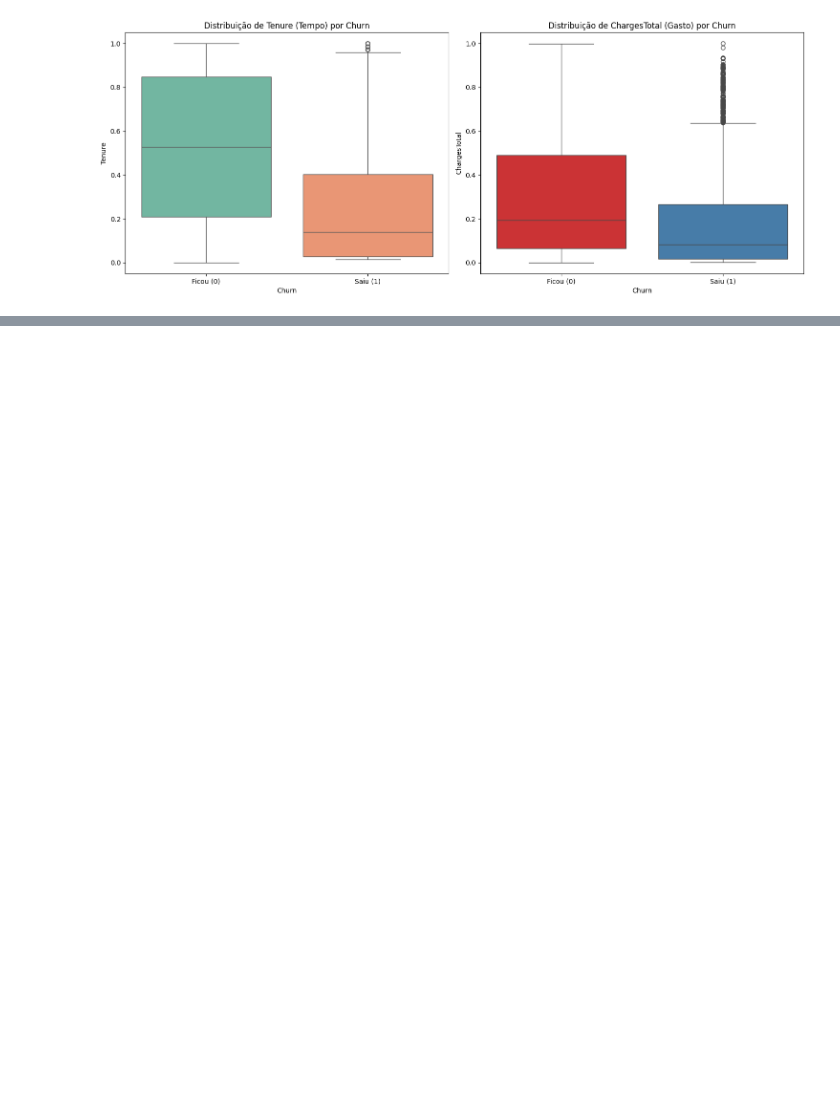
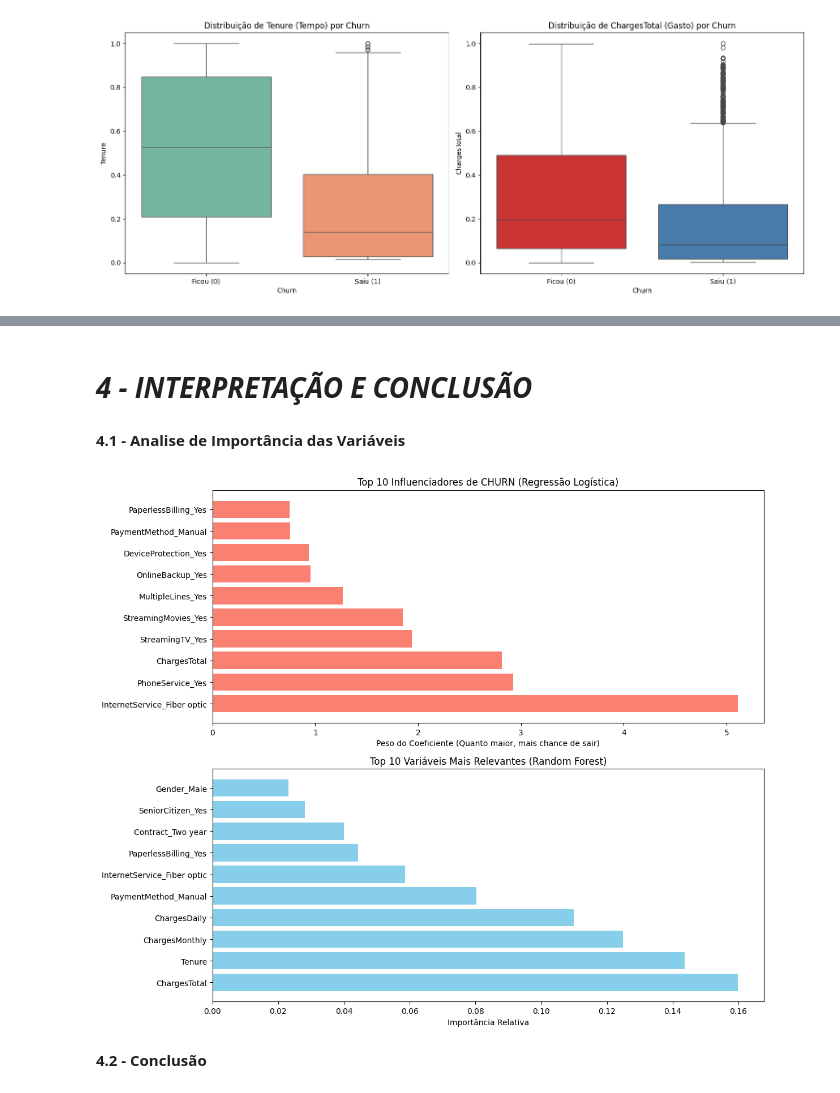
Before and after one commit to jcmaiolo/telecom_x_parte2_prevendo_churn, a Jupyter notebook: telecom_x_parte2_prevendo_churn.ipynb, the cells around one changed output, grey strips where cells are left out. Drawn from its saved outputs; the diff is of its cells as text; code cells hidden in the pictures; blank space fills up the shorter version.

```diff
--- a/telecom_x_parte2_prevendo_churn.ipynb
+++ b/telecom_x_parte2_prevendo_churn.ipynb
@@ -263,0 +388,42 @@ plt.show()
+# %% [markdown]
+# ***4 - INTERPRETAÇÃO E CONCLUSÃO***
+# %% [markdown]
+**4.1 - Analise de Importância das Variáveis**
+# %%
+import pandas as pd
+import matplotlib.pyplot as plt
+import numpy as np
+
+# 1. Importância na Regressão Logística (Coeficientes)
+importancias_log = pd.DataFrame({
+    'Variável': X_train.columns,
+    'Coeficiente': modelo_logistica.coef_[0]
+}).sort_values(by='Coeficiente', ascending=False)
+
+# 2. Importância na Random Forest
+importancias_rf = pd.DataFrame({
+     'Variável': X_train.columns,
+     'Importância': modelo_rf.feature_importances_
+}).sort_values(by='Importância', ascending=False)
+
+# Plotando os resultados
+plt.figure(figsize=(12, 10))
+
+# Gráfico Regressão Logística
+plt.subplot(2, 1, 1)
+plt.barh(importancias_log['Variável'][:10], importancias_log['Coeficiente'][:10], color='salmon')
+plt.title('Top 10 Influenciadores de CHURN (Regressão Logística)')
+plt.xlabel('Peso do Coeficiente (Quanto maior, mais chance de sair)')
+
+# Gráfico Random Forest
+plt.subplot(2, 1, 2)
+plt.barh(importancias_rf['Variável'][:10], importancias_rf['Importância'][:10], color='skyblue')
+plt.title('Top 10 Variáveis Mais Relevantes (Random Forest)')
+plt.xlabel('Importância Relativa')
+
+plt.tight_layout()
+plt.show()
+# %% [output]
+[figure, added]
+# %% [markdown]
+**4.2 - Conclusão**
```
Also changed, not shown: parts of 27 cells of this notebook.
